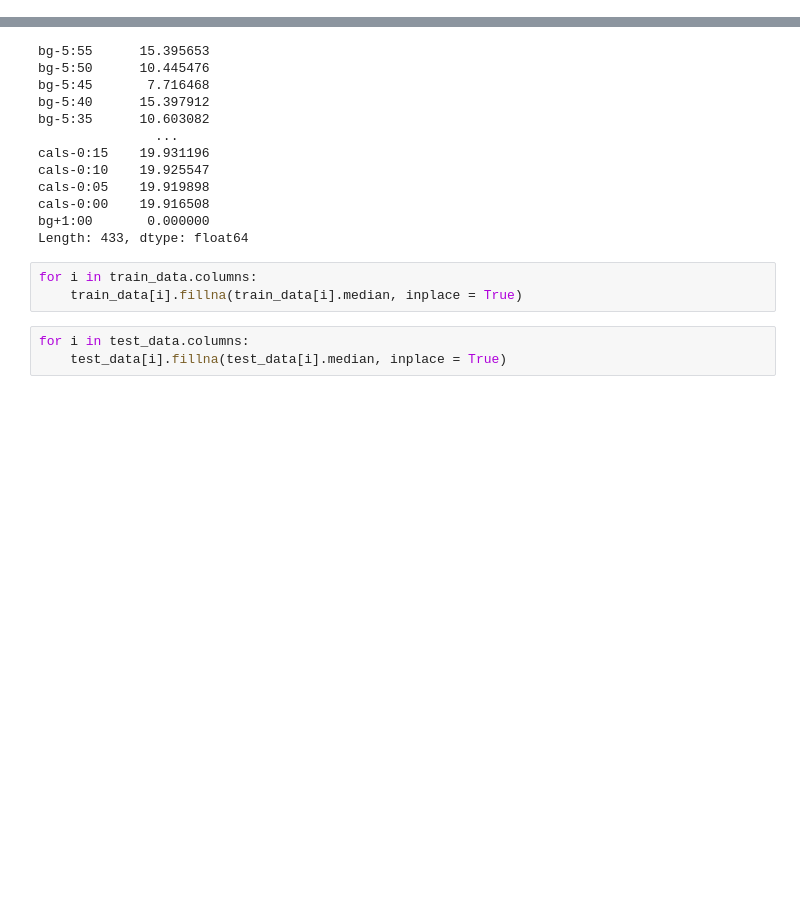
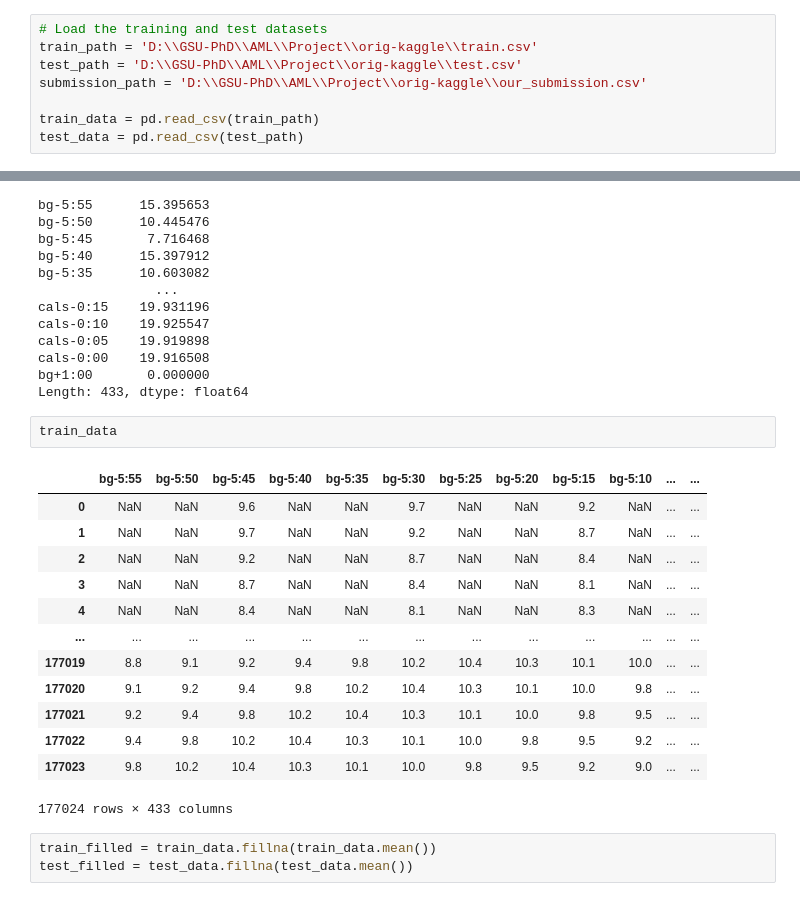
Before and after one commit to mansorrahmed/brist1d, a Jupyter notebook: preproc.ipynb, the cells around one changed output, grey strips where cells are left out. Drawn from its saved outputs; the diff is of its cells as text; blank space fills up the shorter version.

Commit message:
modified:   EDA.ipynb 	modified:   preproc.ipynb 	new file:   submissions/our_submission.csv

```diff
--- a/preproc.ipynb
+++ b/preproc.ipynb
@@ -11,3 +10,11 @@ test_data = pd.read_csv(test_path)
+# %%
+# Load the training and test datasets
+train_path = 'D:\\GSU-PhD\\AML\\Project\\orig-kaggle\\train.csv'
+test_path = 'D:\\GSU-PhD\\AML\\Project\\orig-kaggle\\test.csv'
+submission_path = 'D:\\GSU-PhD\\AML\\Project\\orig-kaggle\\our_submission.csv'
+
+train_data = pd.read_csv(train_path)
+test_data = pd.read_csv(test_path)
 # %%
 train_data.head()
 # %% [output]
@@ -224,9 +204,22 @@ cals-0:05    19.919898
 cals-0:00    19.916508
 bg+1:00       0.000000
 Length: 433, dtype: float64
-# %%
-for i in train_data.columns:
-    train_data[i].fillna(train_data[i].median, inplace = True)
-# %%
-for i in test_data.columns:
-    test_data[i].fillna(test_data[i].median, inplace = True)
+# %%
+train_data
+# %% [output]
+|  | bg-5:55 | bg-5:50 | bg-5:45 | bg-5:40 | bg-5:35 | bg-5:30 | bg-5:25 | bg-5:20 | bg-5:15 | bg-5:10 | ... | ... |
+| 0 | NaN | NaN | 9.6 | NaN | NaN | 9.7 | NaN | NaN | 9.2 | NaN | ... | ... |
+| 1 | NaN | NaN | 9.7 | NaN | NaN | 9.2 | NaN | NaN | 8.7 | NaN | ... | ... |
+| 2 | NaN | NaN | 9.2 | NaN | NaN | 8.7 | NaN | NaN | 8.4 | NaN | ... | ... |
+| 3 | NaN | NaN | 8.7 | NaN | NaN | 8.4 | NaN | NaN | 8.1 | NaN | ... | ... |
+| 4 | NaN | NaN | 8.4 | NaN | NaN | 8.1 | NaN | NaN | 8.3 | NaN | ... | ... |
+| ... | ... | ... | ... | ... | ... | ... | ... | ... | ... | ... | ... | ... |
+| 177019 | 8.8 | 9.1 | 9.2 | 9.4 | 9.8 | 10.2 | 10.4 | 10.3 | 10.1 | 10.0 | ... | ... |
+| 177020 | 9.1 | 9.2 | 9.4 | 9.8 | 10.2 | 10.4 | 10.3 | 10.1 | 10.0 | 9.8 | ... | ... |
+| 177021 | 9.2 | 9.4 | 9.8 | 10.2 | 10.4 | 10.3 | 10.1 | 10.0 | 9.8 | 9.5 | ... | ... |
+| 177022 | 9.4 | 9.8 | 10.2 | 10.4 | 10.3 | 10.1 | 10.0 | 9.8 | 9.5 | 9.2 | ... | ... |
+| 177023 | 9.8 | 10.2 | 10.4 | 10.3 | 10.1 | 10.0 | 9.8 | 9.5 | 9.2 | 9.0 | ... | ... |
+177024 rows × 433 columns
+# %%
+train_filled = train_data.fillna(train_data.mean())
+test_filled = test_data.fillna(test_data.mean())
```
Also changed, not shown: parts of 15 cells of this notebook, 2 other files.
